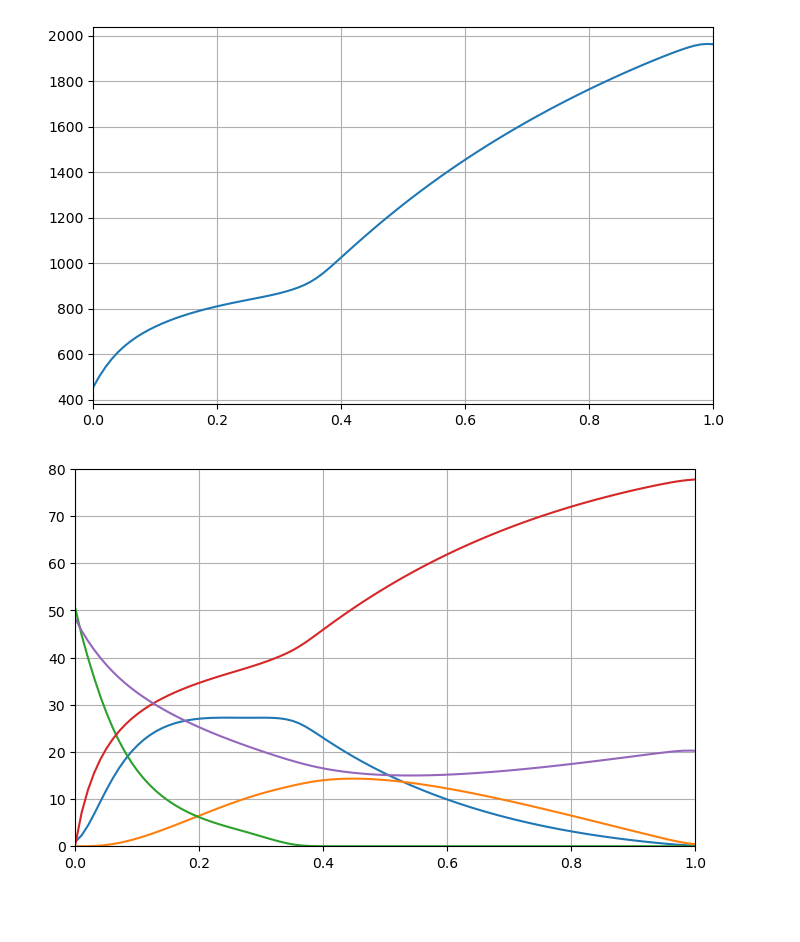
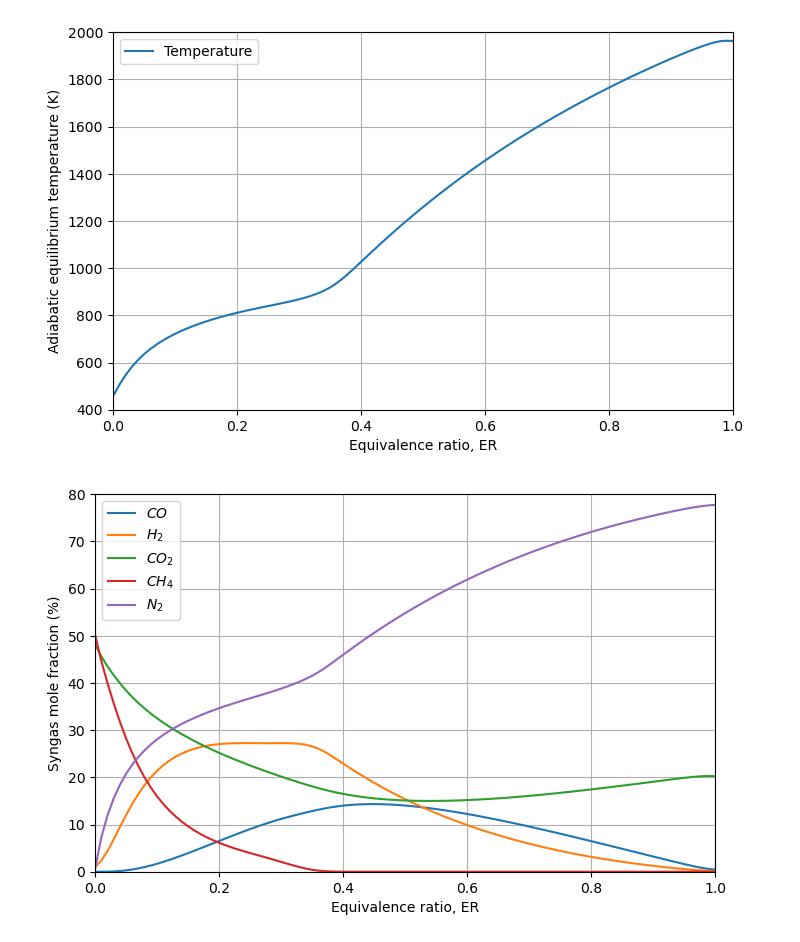
Before and after one commit to jubaldi/gasification, a Jupyter notebook: sensitivity.ipynb, the cells around one changed output. Cells and saved outputs as stored; diff of their text form; code cells hidden in the pictures; blank space fills up the shorter version.

Commit message:
sensitivity analysis complete

```diff
--- a/sensitivity.ipynb
+++ b/sensitivity.ipynb
@@ -33,26 +33,36 @@ outs_by_ER = []
 
 for i, er in enumerate(ERs):
     air = fs.create_air_from_ER(fuel, er)
-    outlet = gs.gasify_nonisot(fuel, air, T0=T0, P=P, heatLossFraction=0, charFormation=0, directMethaneConv=0)
+    outlet = gs.gasify_nonisot(fuel, air, T0=T0, P=P0, heatLossFraction=0, charFormation=0, directMethaneConv=0)
     outs_by_ER.append(outlet)
 # %%
 fig1 = plt.figure(figsize=(8,5), dpi=100)
-plt.plot(ERs, [out.T for out in outs_by_ER])
-plt.xlim(ERs[0],ERs[-1])
+plt.plot(ERs, [out.T for out in outs_by_ER], label='Temperature')
+plt.legend(loc='best')
+plt.xlabel('Equivalence ratio, ER')
+plt.ylabel('Adiabatic equilibrium temperature (K)')
+plt.xlim(ERs[0], ERs[-1])
+plt.ylim(400, 2000)
 plt.grid()
+plt.savefig('figures/sensit_Temp_ER.png')
 plt.show()
 # %% [output]
-[figure, old version]
+[figure, new version]
 # %%
-fig1 = plt.figure(figsize=(8,5), dpi=100)
-plt.plot(ERs, [100*out.get_syngas_fraction('H2', water=False, nitrogen=True) for out in outs_by_ER])
-plt.plot(ERs, [100*out.get_syngas_fraction('CO', water=False, nitrogen=True) for out in outs_by_ER])
-plt.plot(ERs, [100*out.get_syngas_fraction('CH4', water=False, nitrogen=True) for out in outs_by_ER])
-plt.plot(ERs, [100*out.get_syngas_fraction('N2', water=False, nitrogen=True) for out in outs_by_ER])
-plt.plot(ERs, [100*out.get_syngas_fraction('CO2', water=False, nitrogen=True) for out in outs_by_ER])
-plt.xlim(ERs[0],ERs[-1])
+fig2 = plt.figure(figsize=(8,5), dpi=100)
+plt.plot(ERs, [100*out.get_syngas_fraction('CO', water=False, nitrogen=True) for out in outs_by_ER], label='$CO$')
+plt.plot(ERs, [100*out.get_syngas_fraction('H2', water=False, nitrogen=True) for out in outs_by_ER], label='$H_2$')
+plt.plot(ERs, [100*out.get_syngas_fraction('CO2', water=False, nitrogen=True) for out in outs_by_ER], label='$CO_2$')
+plt.plot(ERs, [100*out.get_syngas_fraction('CH4', water=False, nitrogen=True) for out in outs_by_ER], label='$CH_4$')
+plt.plot(ERs, [100*out.get_syngas_fraction('N2', water=False, nitrogen=True) for out in outs_by_ER], label='$N_2$')
+# plt.plot(ERs, [100*out.species_moles[phases.indices['C(gr)']]/sum(out.species_moles) for out in outs_by_ER], label='$C$')
+plt.legend(loc='best')
+plt.xlabel('Equivalence ratio, ER')
+plt.ylabel('Syngas mole fraction (%)')
+plt.xlim(ERs[0], ERs[-1])
 plt.ylim(0, 80)
 plt.grid()
+plt.savefig('figures/sensit_Compos_ER.png')
 plt.show()
 # %% [output]
-[figure, old version]
+[figure, new version]
```
Also changed, not shown: parts of 18 cells of this notebook, 9 other files.
